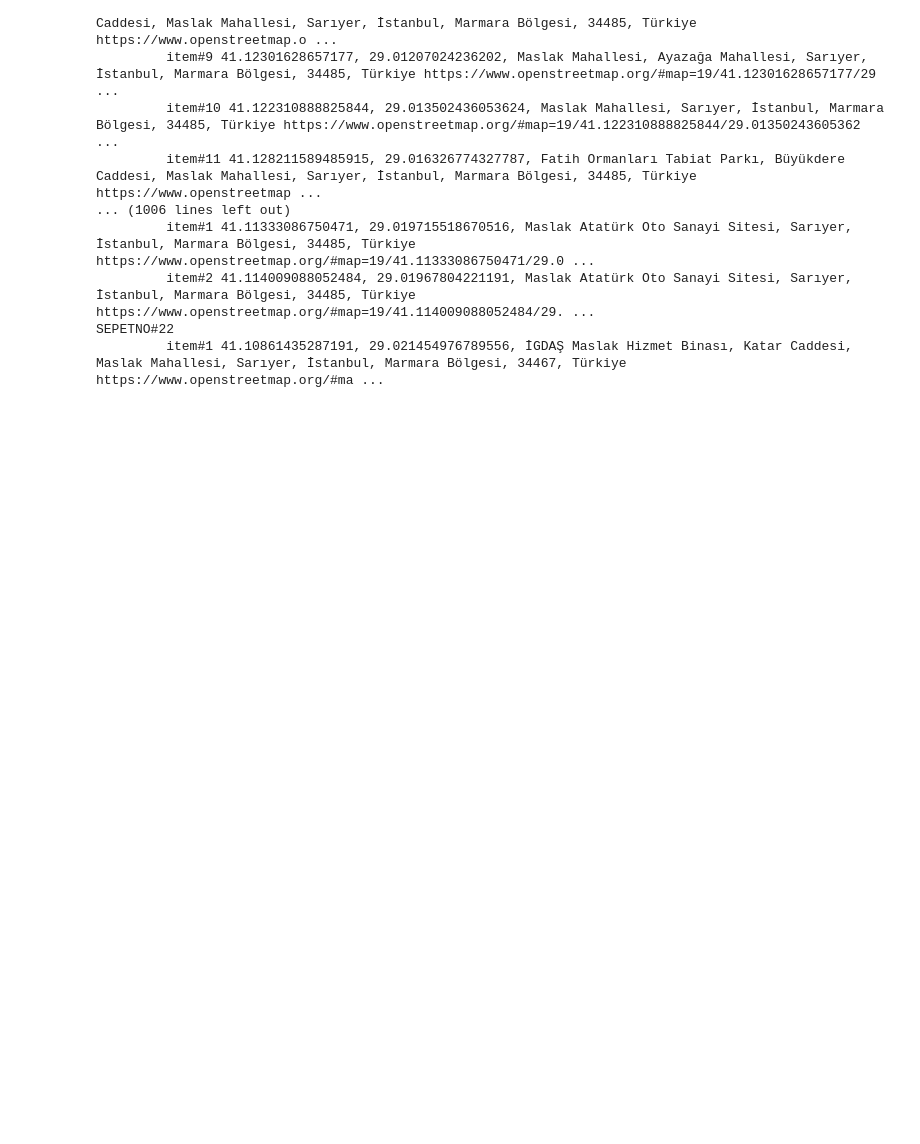
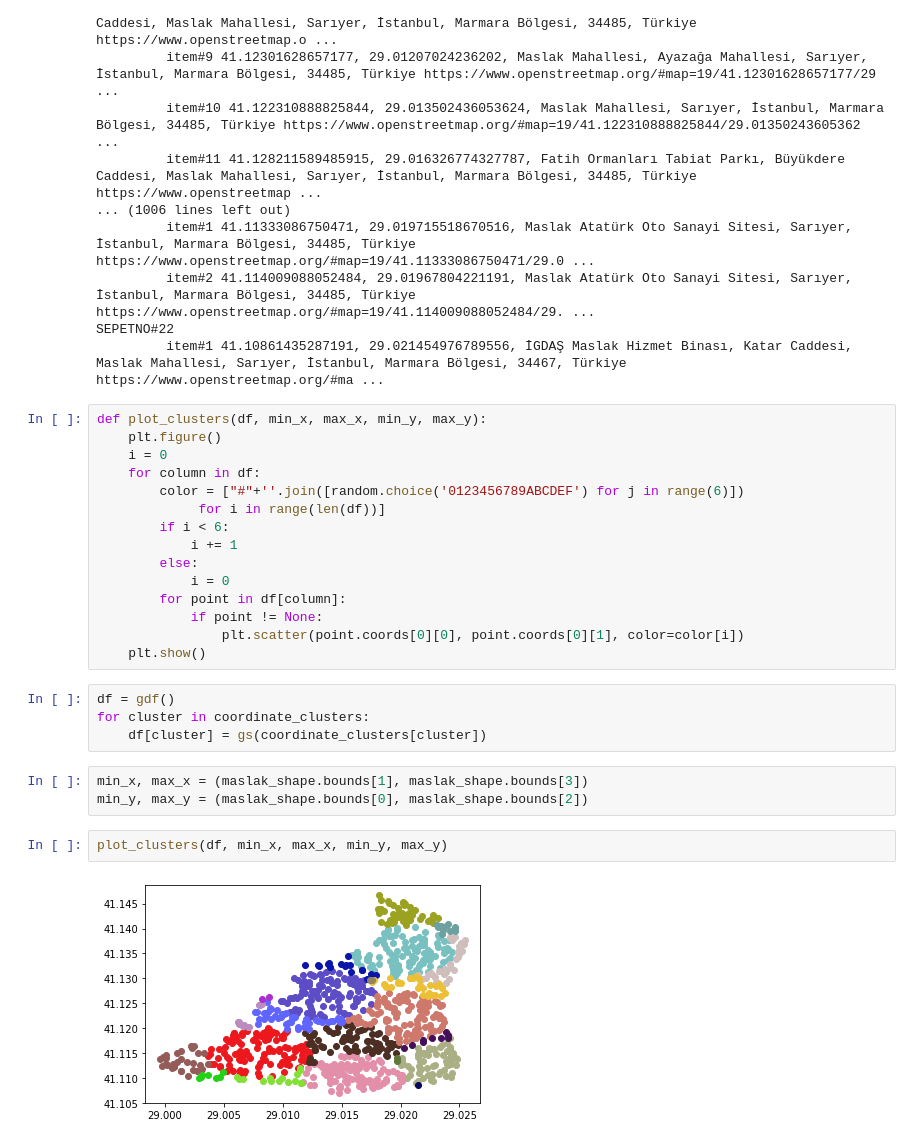
Before and after one commit to acakman/sepet_optimizasyonu, a Jupyter notebook: sepet_optimizasyonu.ipynb, the cells around one changed output. Cells and saved outputs as stored; diff of their text form; blank space fills up the shorter version.

Commit message:
Added map of clusters

```diff
--- a/sepet_optimizasyonu.ipynb
+++ b/sepet_optimizasyonu.ipynb
@@ -165,3 +167,29 @@ SEPETNO#1
          item#2 41.114009088052484, 29.01967804221191, Maslak Atatürk Oto Sanayi Sitesi, Sarıyer, İstanbul, Marmara Bölgesi, 34485, Türkiye https://www.openstreetmap.org/#map=19/41.114009088052484/29. ...
 SEPETNO#22
          item#1 41.10861435287191, 29.021454976789556, İGDAŞ Maslak Hizmet Binası, Katar Caddesi, Maslak Mahallesi, Sarıyer, İstanbul, Marmara Bölgesi, 34467, Türkiye https://www.openstreetmap.org/#ma ...
+# %%
+def plot_clusters(df, min_x, max_x, min_y, max_y):
+    plt.figure()
+    i = 0
+    for column in df:
+        color = ["#"+''.join([random.choice('0123456789ABCDEF') for j in range(6)])
+             for i in range(len(df))]
+        if i < 6:
+            i += 1
+        else:
+            i = 0
+        for point in df[column]:
+            if point != None:
+                plt.scatter(point.coords[0][0], point.coords[0][1], color=color[i])
+    plt.show()
+# %%
+df = gdf()
+for cluster in coordinate_clusters:
+    df[cluster] = gs(coordinate_clusters[cluster])
+# %%
+min_x, max_x = (maslak_shape.bounds[1], maslak_shape.bounds[3])
+min_y, max_y = (maslak_shape.bounds[0], maslak_shape.bounds[2])
+# %%
+plot_clusters(df, min_x, max_x, min_y, max_y)
+# %% [output]
+[figure, added]
```
Also changed, not shown: parts of 1 cell of this notebook.
